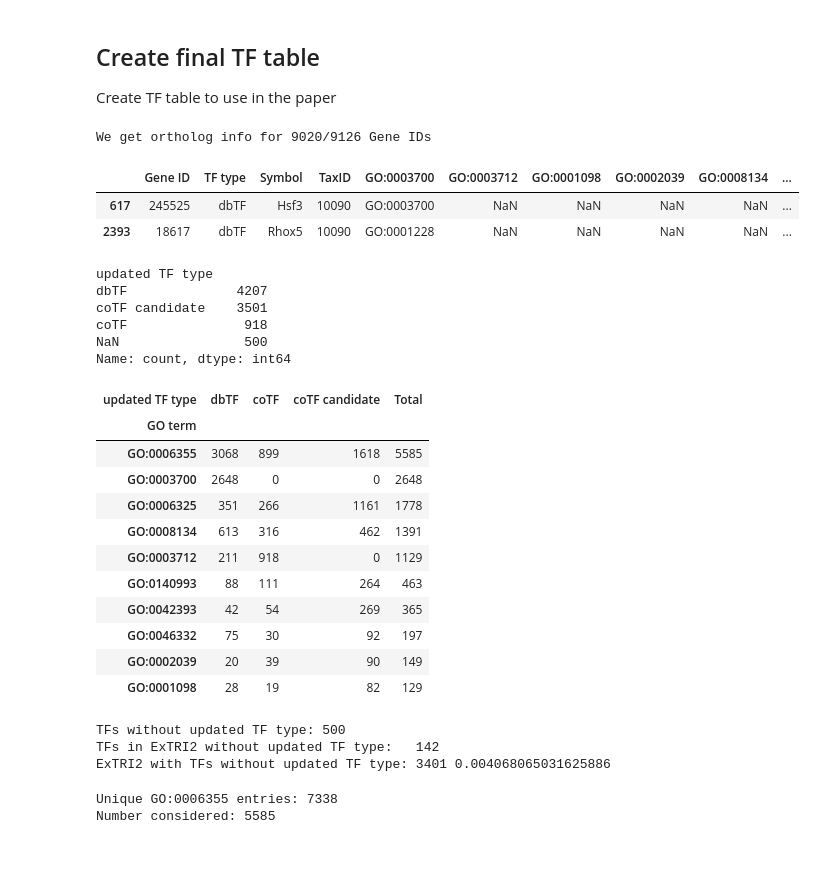
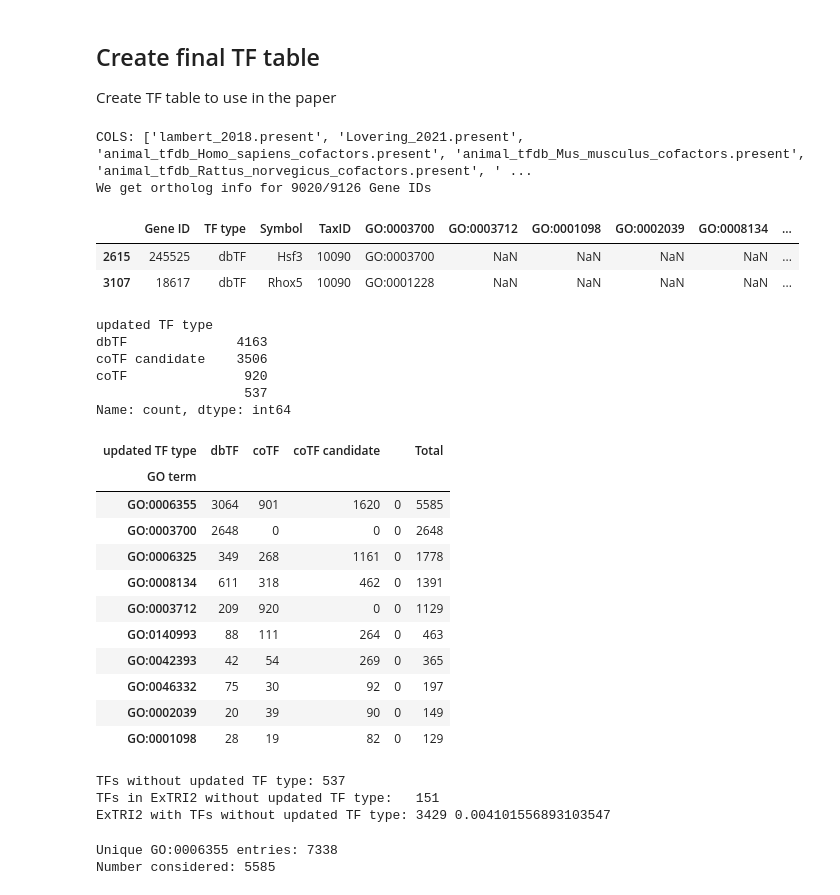
Before and after one commit to Rbbt-Workflows/ExTRI2, a Jupyter notebook: scripts/preprocessing/get_NCBI_TF_IDs.ipynb, the cells around one changed output. Drawn from its saved outputs; the diff is of its cells as text; code cells hidden in the pictures; blank space fills up the shorter version.

```diff
--- a/scripts/preprocessing/get_NCBI_TF_IDs.ipynb
+++ b/scripts/preprocessing/get_NCBI_TF_IDs.ipynb
@@ -538,7 +538,8 @@ for GO_term in GO_dbTF + GO_coTF + ["GO:0006355"]:
 
 # --- JOIN WITH TFCHECKPOINT ---
 # Join together duplicated rows in TFCheckpoint
-cols = [col for cols in TFCheckpoint_cols.values() for col in cols if "GO:" not in col] + ['TFclass_human', 'TFclass_mouse', 'TFclass_rat'] # Only include relevant columns
+cols = [col for cols in TFCheckpoint_cols.values() for col in cols if (("GO:" not in col) & (col != 'TFclass.present.merged'))] + ['TFclass_human', 'TFclass_mouse', 'TFclass_rat'] # Only include relevant columns
+print("COLS:", cols)
 TFCheckpoint_agg = (
     TFCheckpoint_exploded[['EntrezIDs'] + cols]
     .groupby('EntrezIDs', as_index=False)
@@ -559,7 +560,7 @@ TFs_df.loc[TFs_df['TaxID'] != '10116', ['TFclass_rat',   'animal_tfdb_Rattus_nor
 
 # --- CREATE NEW CATEGORISATION
 new_categorisation = {
-    'dbTF': GO_dbTF + [col for col in TFCheckpoint_cols['dbTF'] if col not in ['GO:0003700.Annotations']] + ['TFclass_human', 'TFclass_mouse', 'TFclass_rat'],
+    'dbTF': GO_dbTF + [col for col in TFCheckpoint_cols['dbTF'] if col not in ['GO:0003700.Annotations', 'TFclass.present.merged']] + ['TFclass_human', 'TFclass_mouse', 'TFclass_rat'],
     'coTF candidate': GO_coTF + TFCheckpoint_cols['coTF'] + ["GO:0006355"],
     'coTF': ["GO:0003712"]
 }
@@ -585,7 +586,7 @@ TFs_df = add_HGNC_symbols(TFs_df, orthologs_path)
 assert len(TFs_df) == len(set(TFs_df['Gene ID'])), "There are duplicated Gene IDs in the TFs_df"
 
 # Sort rows
-order = ["dbTF", "coTF", "coTF candidate"]
+order = ["dbTF", "coTF", "coTF candidate", ""]
 TFs_df["updated TF type"] = pd.Categorical(TFs_df["updated TF type"], categories=order, ordered=True)
 TFs_df = TFs_df.sort_values(by=['In ExTRI', 'updated TF type', 'human_symbol', 'TaxID'], ascending=[False, True, True, True])
 
@@ -593,69 +594,70 @@ TFs_df = TFs_df.sort_values(by=['In ExTRI', 'updated TF type', 'human_symbol', '
 TFs_df.to_csv("../../analysis/tables/all_TFs.tsv", sep="\t", index=False)
 
 # Save the 2 tables we'll include in the paper
-TFs_df[TFs_df['TF type'] != ''][['Gene ID', 'Symbol', 'TaxID']].to_csv("../../analysis/tables/all_considered_TFs.tsv", sep="\t", index=False)
+TFs_df[TFs_df['updated TF type'] != ''][['Gene ID', 'Symbol', 'TaxID']].to_csv("../../analysis/tables/all_considered_TFs.tsv", sep="\t", index=False)
 
 (
     TFs_df
     .drop(columns=['TF type'])
     .rename(columns={'updated TF type': 'TF type'})
     .loc[TFs_df['In ExTRI'] & (TFs_df['TF type'] != '')]
     .drop(columns=['In ExTRI'])
     .to_csv("../../analysis/tables/TFs_in_ExTRI.tsv", sep="\t", index=False)
 )
 
 # Show stats
 pd.set_option('display.max_columns', None)
 display(TFs_df.head(2))
 display(TFs_df['updated TF type'].value_counts(dropna=False))
 
 # Show updated TF types per GO term
 summary = (
     TFs_df
     .melt(id_vars="updated TF type", value_vars=[c for c in TFs_df.columns if c.startswith("GO:")],
           var_name="GO term", value_name="present")
     .assign(present=lambda d: d["present"].notna())
     .query("present == True")
     .groupby(["GO term", "updated TF type"])
     .size()
     .unstack(fill_value=0)       # columns = updated TF type
 )
 summary["Total"] = summary.sum(axis=1)
 display(summary.sort_values("Total", ascending=False))
 # %% [output]
+COLS: ['lambert_2018.present', 'Lovering_2021.present', 'animal_tfdb_Homo_sapiens_cofactors.present', 'animal_tfdb_Mus_musculus_cofactors.present', 'animal_tfdb_Rattus_norvegicus_cofactors.present', ' ...
 We get ortholog info for 9020/9126 Gene IDs
 |  | Gene ID | TF type | Symbol | TaxID | GO:0003700 | GO:0003712 | GO:0001098 | GO:0002039 | GO:0008134 | ... |
-| 617 | 245525 | dbTF | Hsf3 | 10090 | GO:0003700 | NaN | NaN | NaN | NaN | ... |
-| 2393 | 18617 | dbTF | Rhox5 | 10090 | GO:0001228 | NaN | NaN | NaN | NaN | ... |
+| 2615 | 245525 | dbTF | Hsf3 | 10090 | GO:0003700 | NaN | NaN | NaN | NaN | ... |
+| 3107 | 18617 | dbTF | Rhox5 | 10090 | GO:0001228 | NaN | NaN | NaN | NaN | ... |
 updated TF type
-dbTF              4207
-coTF candidate    3501
-coTF               918
-NaN                500
+dbTF              4163
+coTF candidate    3506
+coTF               920
+                   537
 Name: count, dtype: int64
-| updated TF type | dbTF | coTF | coTF candidate | Total |
-| GO term |  |  |  |  |
-| GO:0006355 | 3068 | 899 | 1618 | 5585 |
-| GO:0003700 | 2648 | 0 | 0 | 2648 |
-| GO:0006325 | 351 | 266 | 1161 | 1778 |
-| GO:0008134 | 613 | 316 | 462 | 1391 |
-| GO:0003712 | 211 | 918 | 0 | 1129 |
-| GO:0140993 | 88 | 111 | 264 | 463 |
-| GO:0042393 | 42 | 54 | 269 | 365 |
-| GO:0046332 | 75 | 30 | 92 | 197 |
-| GO:0002039 | 20 | 39 | 90 | 149 |
-| GO:0001098 | 28 | 19 | 82 | 129 |
+| updated TF type | dbTF | coTF | coTF candidate |  | Total |
+| GO term |  |  |  |  |  |
+| GO:0006355 | 3064 | 901 | 1620 | 0 | 5585 |
+| GO:0003700 | 2648 | 0 | 0 | 0 | 2648 |
+| GO:0006325 | 349 | 268 | 1161 | 0 | 1778 |
+| GO:0008134 | 611 | 318 | 462 | 0 | 1391 |
+| GO:0003712 | 209 | 920 | 0 | 0 | 1129 |
+| GO:0140993 | 88 | 111 | 264 | 0 | 463 |
+| GO:0042393 | 42 | 54 | 269 | 0 | 365 |
+| GO:0046332 | 75 | 30 | 92 | 0 | 197 |
+| GO:0002039 | 20 | 39 | 90 | 0 | 149 |
+| GO:0001098 | 28 | 19 | 82 | 0 | 129 |
 # %%
-print("TFs without updated TF type:", TFs_df['updated TF type'].isna().sum())
-print("TFs in ExTRI2 without updated TF type:  ", TFs_df[TFs_df['In ExTRI']]['updated TF type'].isna().sum())
-m = TFs_df['In ExTRI'] & TFs_df['updated TF type'].isna()
+print("TFs without updated TF type:", (TFs_df['updated TF type'] == '').sum())
+print("TFs in ExTRI2 without updated TF type:  ", (TFs_df[TFs_df['In ExTRI']]['updated TF type'] == '').sum())
+m = TFs_df['In ExTRI'] & (TFs_df['updated TF type'] == '')
 print("ExTRI2 with TFs without updated TF type:", ExTRI2_df['TF Id'].isin(TFs_df[m]['Gene ID']).sum(), (ExTRI2_df['TF Id'].isin(TFs_df[m]['Gene ID'])).sum() / len(ExTRI2_df))
 
 # TODO - These sentences must be discarded from the final ExTRI2 paper & validation set.
 # %% [output]
-TFs without updated TF type: 500
-TFs in ExTRI2 without updated TF type:   142
-ExTRI2 with TFs without updated TF type: 3401 0.004068065031625886
+TFs without updated TF type: 537
+TFs in ExTRI2 without updated TF type:   151
+ExTRI2 with TFs without updated TF type: 3429 0.004101556893103547
 # %%
 # Check how many GO:0006355 we retrieve
 GO_term = "GO:0006355"
```
Also changed, not shown: 9 other files.
